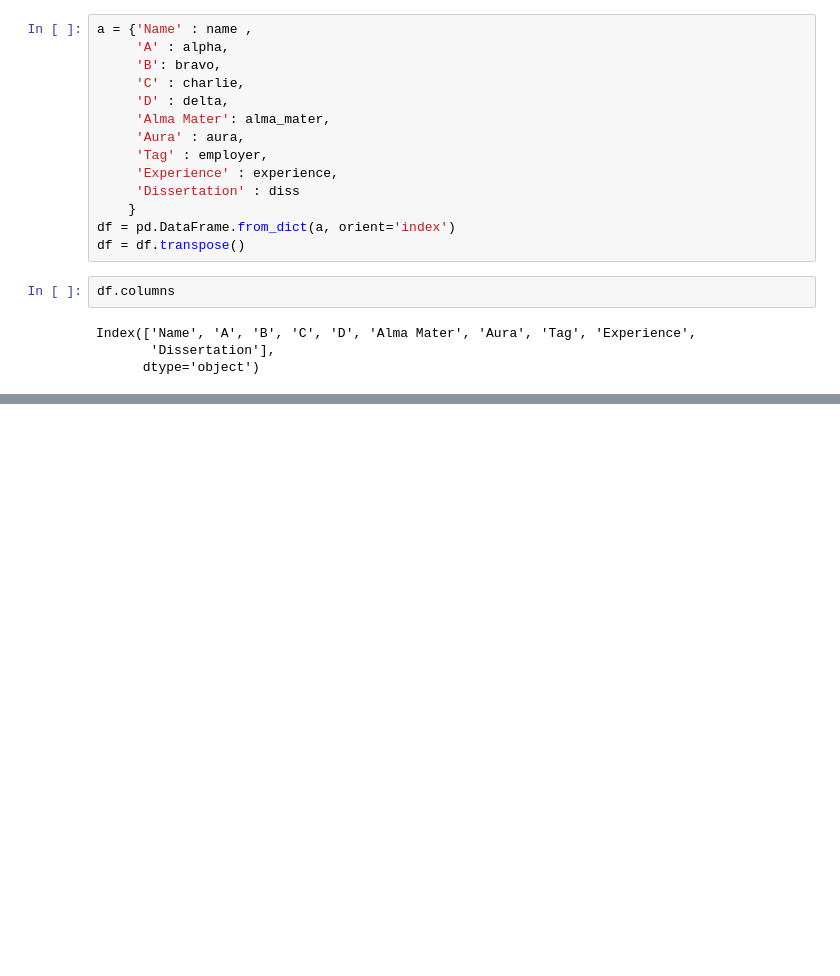
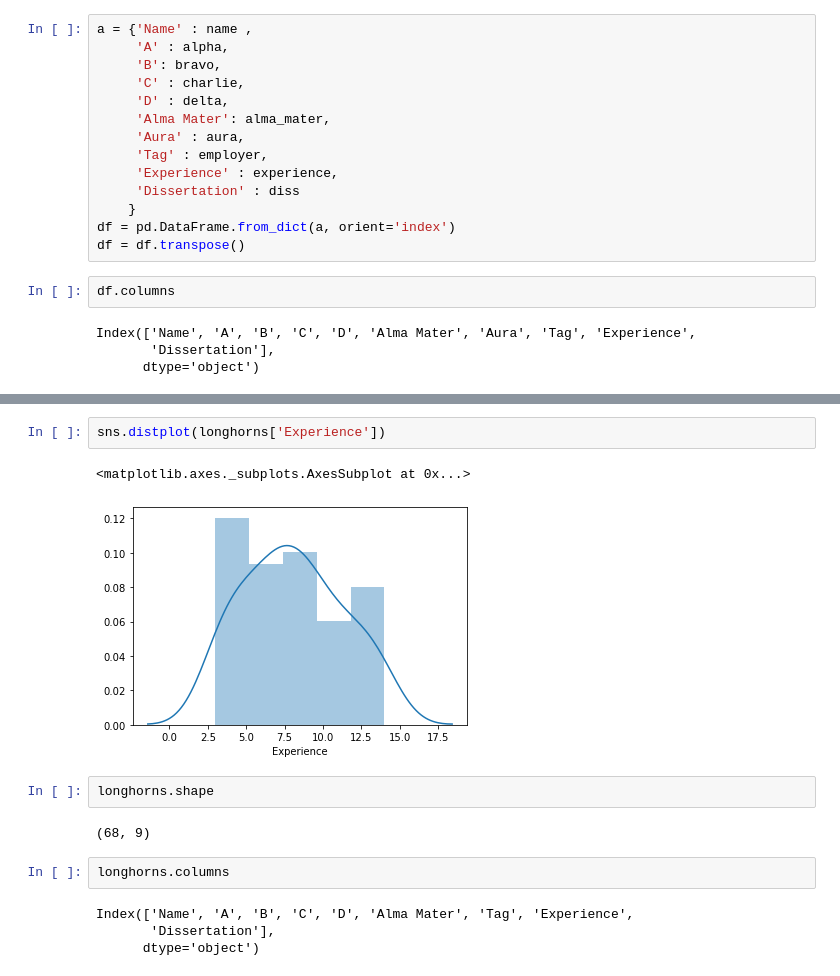
Before and after one commit to tahentx/pv_workbook, a Jupyter notebook: datascience/misc/pandas_practice.ipynb, the cells around one changed output, grey strips where cells are left out. Cells and saved outputs as stored; diff of their text form; blank space fills up the shorter version.

```diff
--- a/datascience/misc/pandas_practice.ipynb
+++ b/datascience/misc/pandas_practice.ipynb
@@ -97,0 +130,15 @@ alpha = df.groupby(['Alma Mater'])['A'].mean().sort_values()
+# %%
+sns.distplot(longhorns['Experience'])
+# %% [output]
+<matplotlib.axes._subplots.AxesSubplot at 0x...>
+[figure, added]
+# %%
+longhorns.shape
+# %% [output]
+(68, 9)
+# %%
+longhorns.columns
+# %% [output]
+Index(['Name', 'A', 'B', 'C', 'D', 'Alma Mater', 'Tag', 'Experience',
+       'Dissertation'],
+      dtype='object')
```
Also changed, not shown: parts of 14 cells of this notebook.
